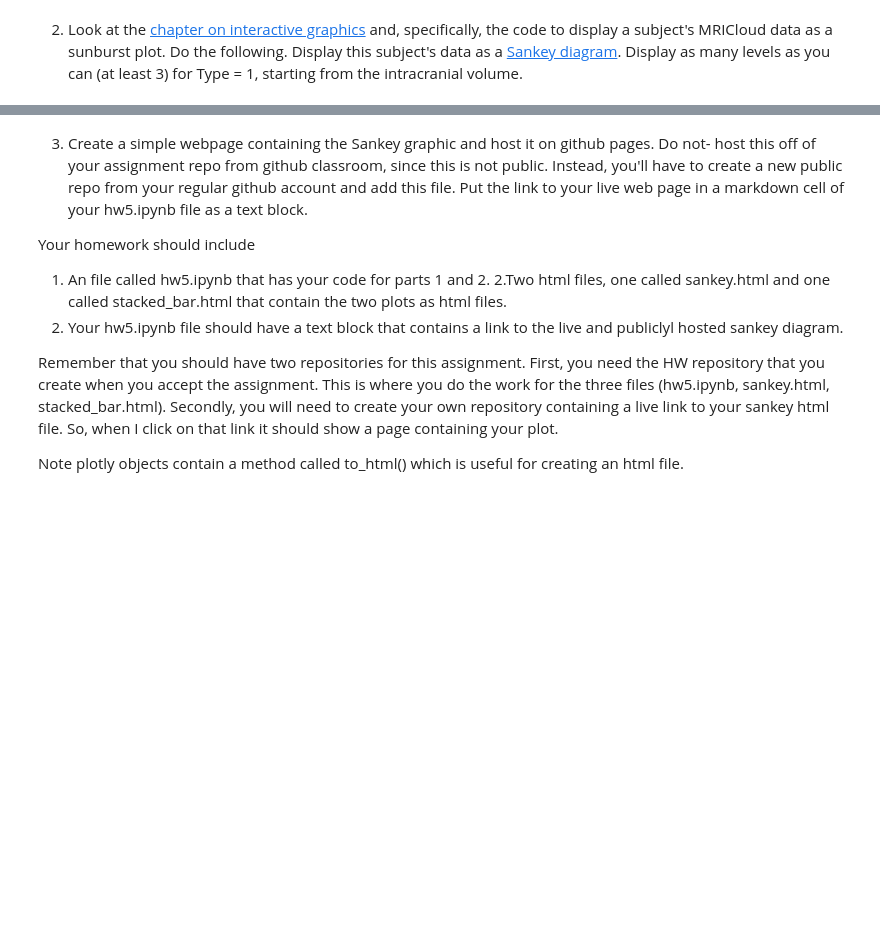
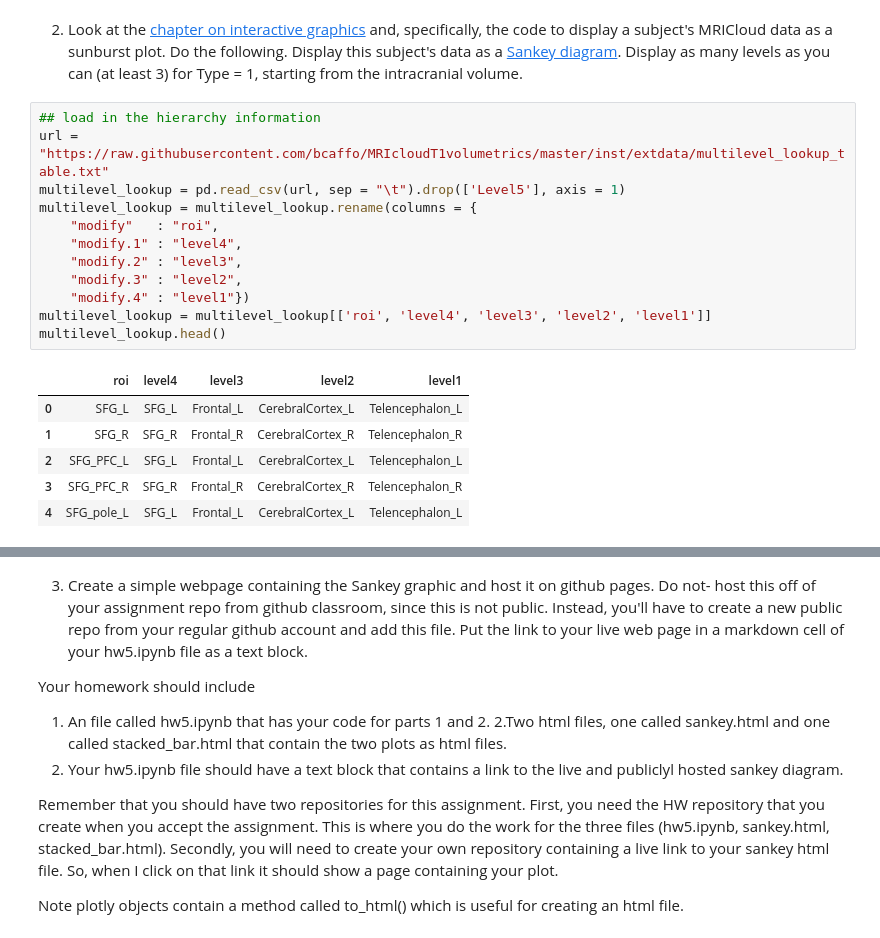
Before and after one commit to SfyXboh/585.771-A5, a Jupyter notebook: hw5.ipynb, the cells around one changed output, grey strips where cells are left out. Saved outputs shown, nothing was run; the diff lists cells and outputs as text; blank space fills up the shorter version.

```diff
--- a/hw5.ipynb
+++ b/hw5.ipynb
@@ -200,2 +202,21 @@ fig.show()
 # %% [markdown]
 2. Look at the [chapter on interactive graphics](https://smart-stats.github.io/ds4bio_book/book/_build/html/interactive.html) and, specifically, the code to display a subject's MRICloud data as a sunburst plot. Do the following. Display this subject's data as a [Sankey diagram](https://plotly.com/python/sankey-diagram/). Display as many levels as you can (at least 3) for Type = 1, starting from the intracranial volume.
+# %%
+## load in the hierarchy information
+url = "https://raw.githubusercontent.com/bcaffo/MRIcloudT1volumetrics/master/inst/extdata/multilevel_lookup_table.txt"
+multilevel_lookup = pd.read_csv(url, sep = "\t").drop(['Level5'], axis = 1)
+multilevel_lookup = multilevel_lookup.rename(columns = {
+    "modify"   : "roi",
+    "modify.1" : "level4",
+    "modify.2" : "level3",
+    "modify.3" : "level2",
+    "modify.4" : "level1"})
+multilevel_lookup = multilevel_lookup[['roi', 'level4', 'level3', 'level2', 'level1']]
+multilevel_lookup.head()
+# %% [output]
+|  | roi | level4 | level3 | level2 | level1 |
+| 0 | SFG_L | SFG_L | Frontal_L | CerebralCortex_L | Telencephalon_L |
+| 1 | SFG_R | SFG_R | Frontal_R | CerebralCortex_R | Telencephalon_R |
+| 2 | SFG_PFC_L | SFG_L | Frontal_L | CerebralCortex_L | Telencephalon_L |
+| 3 | SFG_PFC_R | SFG_R | Frontal_R | CerebralCortex_R | Telencephalon_R |
+| 4 | SFG_pole_L | SFG_L | Frontal_L | CerebralCortex_L | Telencephalon_L |
```
Also changed, not shown: parts of 3 cells of this notebook, 2 other files.
